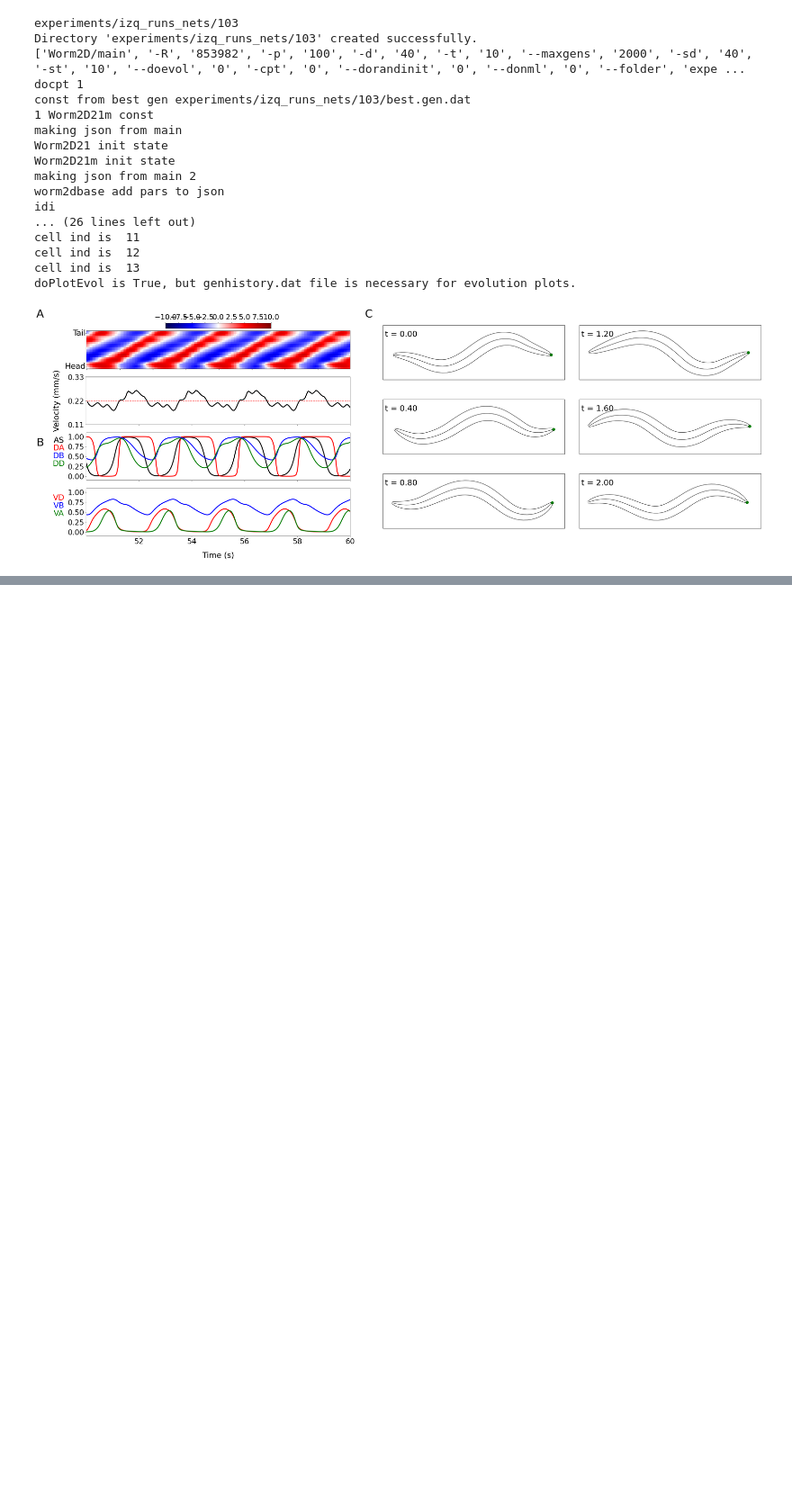
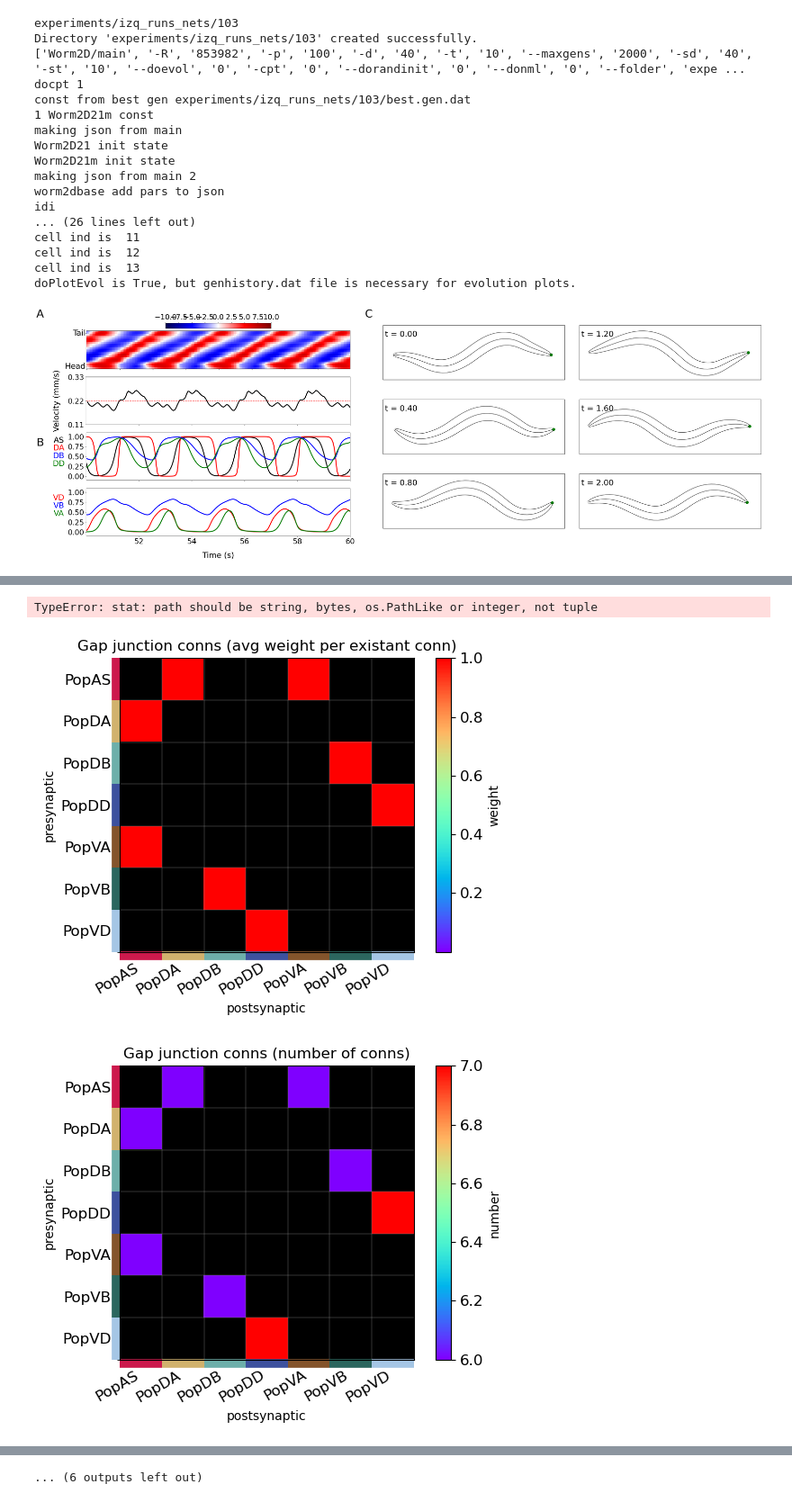
Before and after one commit to openworm/CE_locomotion, a Jupyter notebook: izq21_sims.ipynb, the cells around one changed output, grey strips where cells are left out. Shown at 90% size. Cells and saved outputs as stored; diff of their text form; code cells hidden in the pictures; blank space fills up the shorter version.

```diff
--- a/izq21_sims.ipynb
+++ b/izq21_sims.ipynb
@@ -290,0 +74,27 @@ pyNeuroML >>> 12:15:16 - INFO - Executing: (java -Xmx400M  -Djava.awt.headless=t
+# %%
+doMuscles = False
+for output_folder_nml in zip(out_path_list_nml):
+    print(output_folder_nml)
+    try:
+        os.chdir("./neuromlLocal")
+    except Exception:
+        print("Can't change to neuromlLocal.")
+        print(sys.exc_info())
+
+    regenerate_run(folder="../" + output_folder, doMuscles=doMuscles)
+    os.chdir("../")
+
+    run(
+        outputFolderName=output_folder_nml,
+        inputFolderName=output_folder,
+        modelName="Net21",
+        modelFolder="Worm2D",
+        doEvol=False,
+        overwrite=True,
+        doNML=True,
+        doMuscSim=doMuscles,
+        duration=duration,
+        transient=transient,
+        RandSeed=853982,
+    )
+# %% [output]
@@ -290,0 +208,3 @@ pyNeuroML >>> 12:15:16 - INFO - Executing: (java -Xmx400M  -Djava.awt.headless=t
+TypeError: stat: path should be string, bytes, os.PathLike or integer, not tuple
+[figure, added]
+[figure, added]
@@ -290,0 +213 @@ pyNeuroML >>> 12:15:16 - INFO - Executing: (java -Xmx400M  -Djava.awt.headless=t
+... (6 outputs left out)
```
Also changed, not shown: parts of 2 cells of this notebook, 23 other files.
